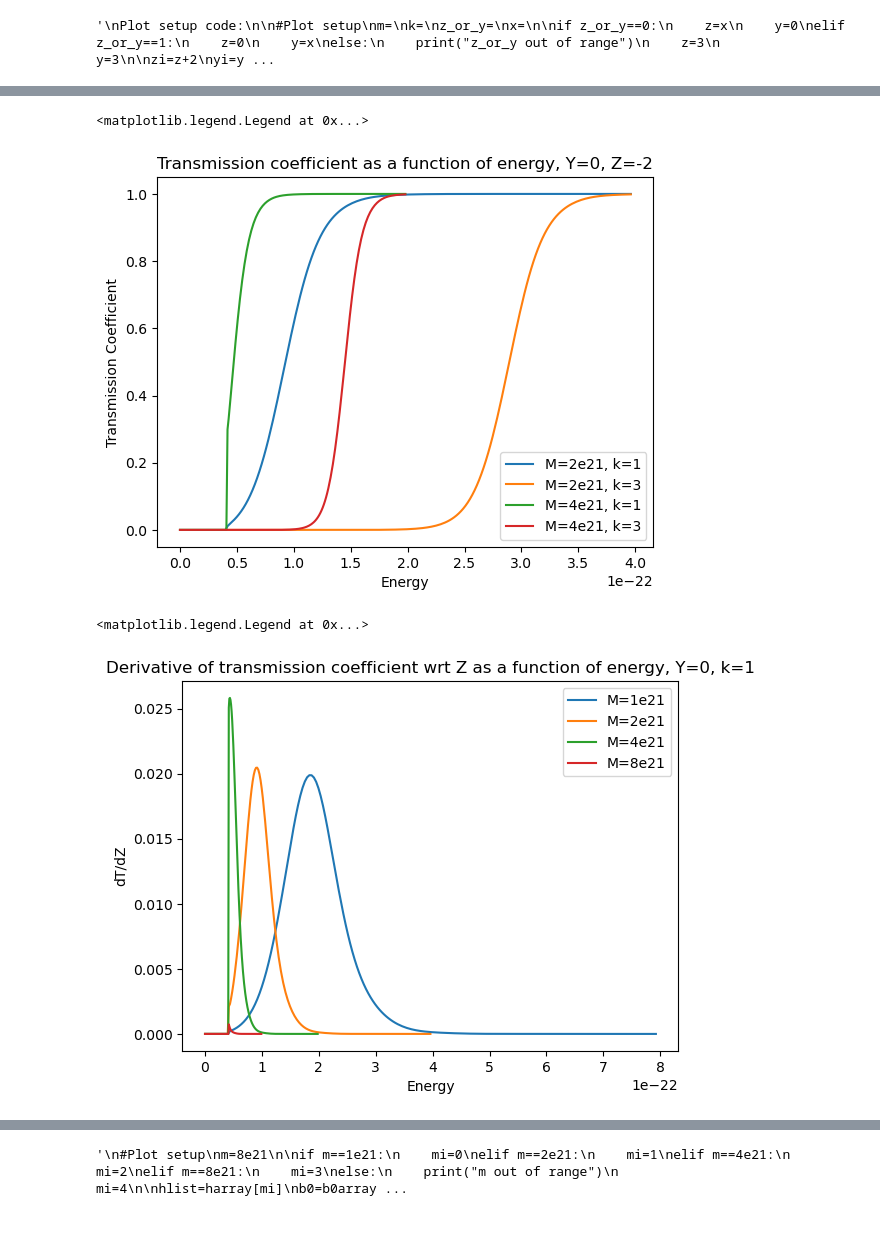
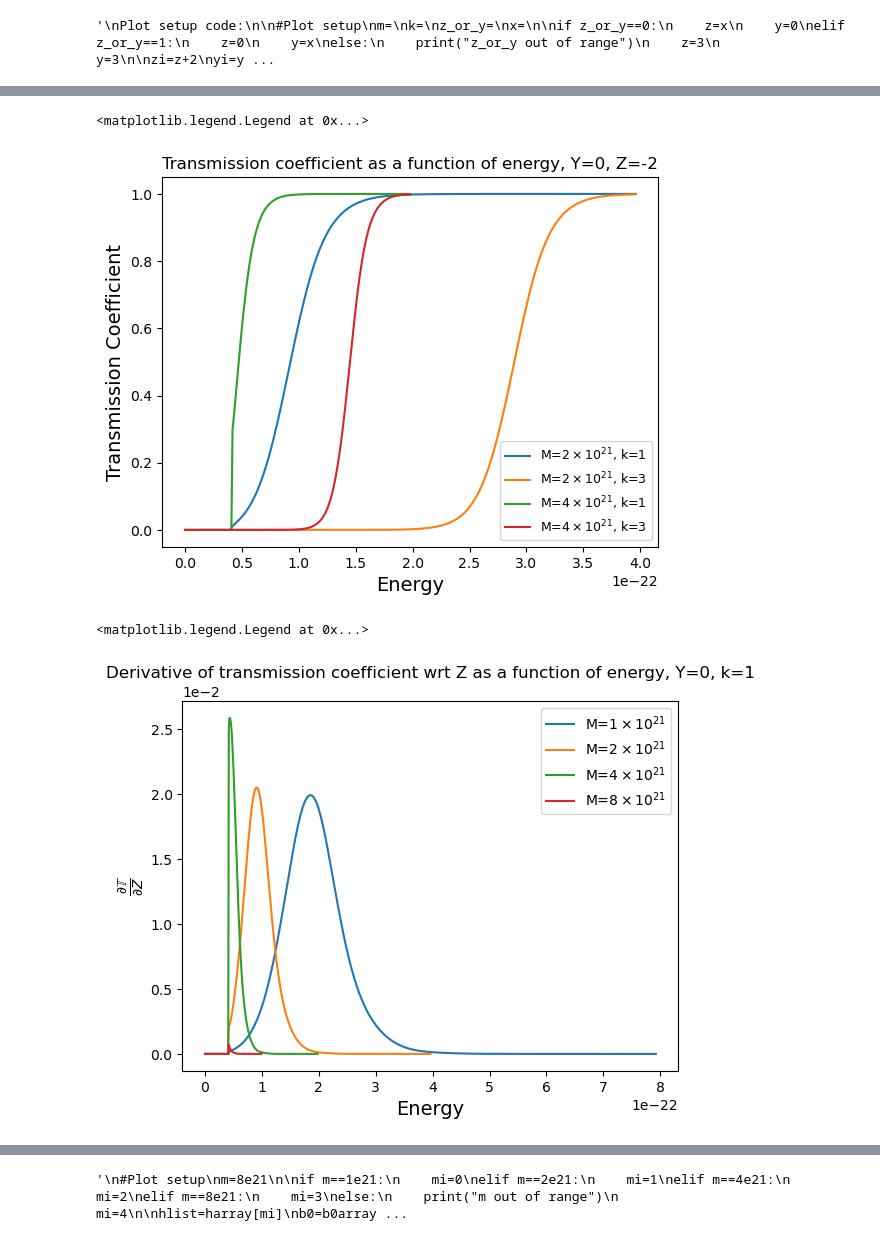
Before and after one commit to hirata10/PrimordialBlackHole, a Jupyter notebook: Transmission/transmission.ipynb, the cells around one changed output, grey strips where cells are left out. Drawn from its saved outputs; the diff is of its cells as text; code cells hidden in the pictures.

```diff
--- a/Transmission/transmission.ipynb
+++ b/Transmission/transmission.ipynb
@@ -1093,37 +1101,39 @@ plt.plot(hlist2,T2[:,0,0,7])
 plt.plot(hlist4,T4[:,0,0,5])
 plt.plot(hlist4,T4[:,0,0,7])
 #plt.axvline(x=mu)
-plt.xlabel("Energy")
-plt.ylabel("Transmission Coefficient")
+plt.xlabel("Energy",fontsize=14)
+plt.ylabel("Transmission Coefficient",fontsize=14)
 plt.title("Transmission coefficient as a function of energy, Y=0, Z=-2")
-plt.legend(["M=2e21, k=1","M=2e21, k=3","M=4e21, k=1","M=4e21, k=3"])
+plt.legend([r"M=$2 \times 10^{21}$, k=1",r"M=$2 \times 10^{21}$, k=3",r"M=$4 \times 10^{21}$, k=1",
+            r"M=$4 \times 10^{21}$, k=3"],fontsize=9)
 # %% [output]
 <matplotlib.legend.Legend at 0x...>
-[figure, old version]
+[figure, new version]
 # %%
 #Plot setup
 k=1
 
 if k<0 and k>=-5:
     ki=k+5
 elif k>0 and k<=5:
     ki=k+4
 else:
     print("k out of range")
     ki=10
 
 #Plotting
 plt.plot(hlist1,dTdZ1[:,ki])
 plt.plot(hlist2,dTdZ2[:,ki])
 plt.plot(hlist4,dTdZ4[:,ki])
 plt.plot(hlist8,dTdZ8[:,ki])
-plt.xlabel("Energy")
-plt.ylabel("dT/dZ")
+plt.ticklabel_format(style='scientific',axis='y', scilimits=(0, 0))
+plt.xlabel("Energy",fontsize=14)
+plt.ylabel(r"$\frac{\partial \mathbb{T}}{\partial Z}$",fontsize=14)
 plt.title("Derivative of transmission coefficient wrt Z as a function of energy, Y=0, k="+str(k))
-plt.legend(["M=1e21","M=2e21","M=4e21","M=8e21"])
+plt.legend([r"M=$1\times 10^{21}$",r"M=$2\times 10^{21}$",r"M=$4\times 10^{21}$",r"M=$8\times 10^{21}$"])
 # %% [output]
 <matplotlib.legend.Legend at 0x...>
-[figure, old version]
+[figure, new version]
 # %%
 #Plot setup
 k=1
```
Also changed, not shown: parts of 13 cells of this notebook.
